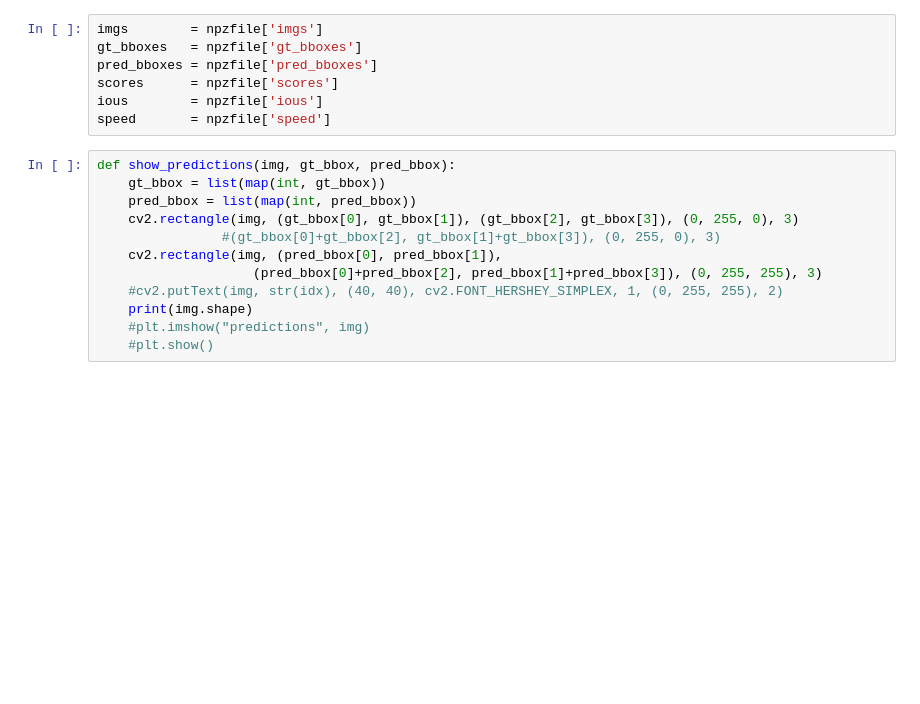
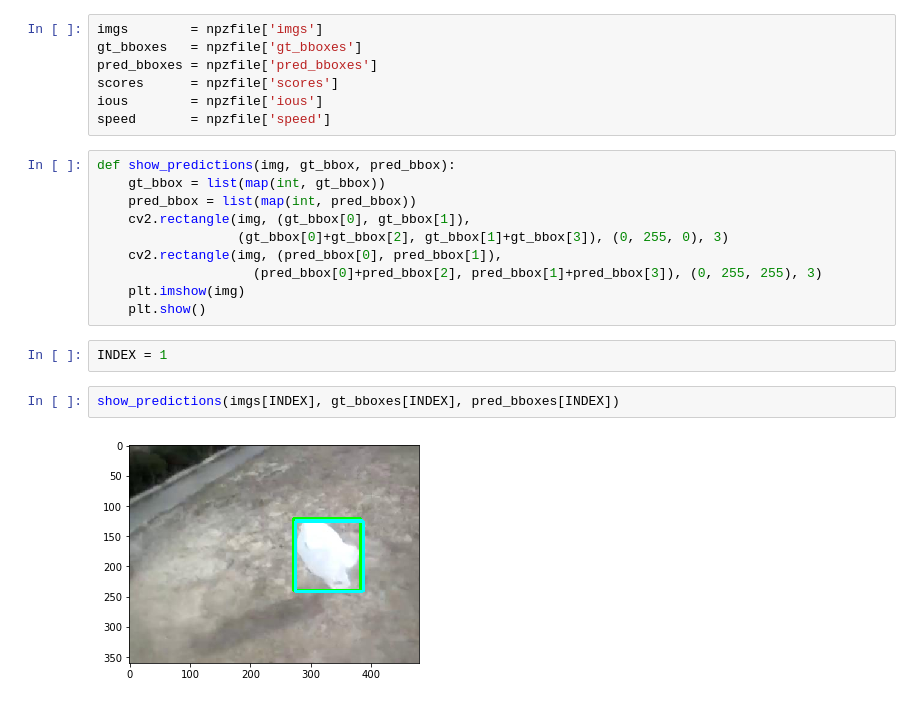
Before and after one commit to pt0m/project_cv, a Jupyter notebook: predict.ipynb, the cells around one changed output. Saved outputs shown, nothing was run; the diff lists cells and outputs as text; blank space fills up the shorter version.

Commit message:
predict scripts in progress

```diff
--- a/predict.ipynb
+++ b/predict.ipynb
@@ -16,11 +18,15 @@ speed       = npzfile['speed']
 def show_predictions(img, gt_bbox, pred_bbox):
     gt_bbox = list(map(int, gt_bbox))
     pred_bbox = list(map(int, pred_bbox))
-    cv2.rectangle(img, (gt_bbox[0], gt_bbox[1]), (gt_bbox[2], gt_bbox[3]), (0, 255, 0), 3)
-                #(gt_bbox[0]+gt_bbox[2], gt_bbox[1]+gt_bbox[3]), (0, 255, 0), 3)
+    cv2.rectangle(img, (gt_bbox[0], gt_bbox[1]),
+                  (gt_bbox[0]+gt_bbox[2], gt_bbox[1]+gt_bbox[3]), (0, 255, 0), 3)
     cv2.rectangle(img, (pred_bbox[0], pred_bbox[1]),
                     (pred_bbox[0]+pred_bbox[2], pred_bbox[1]+pred_bbox[3]), (0, 255, 255), 3)
-    #cv2.putText(img, str(idx), (40, 40), cv2.FONT_HERSHEY_SIMPLEX, 1, (0, 255, 255), 2)
-    print(img.shape)
-    #plt.imshow("predictions", img)
-    #plt.show()
+    plt.imshow(img)
+    plt.show()
+# %%
+INDEX = 1
+# %%
+show_predictions(imgs[INDEX], gt_bboxes[INDEX], pred_bboxes[INDEX])
+# %% [output]
+[figure, added]
```
Also changed, not shown: parts of 7 cells of this notebook.
